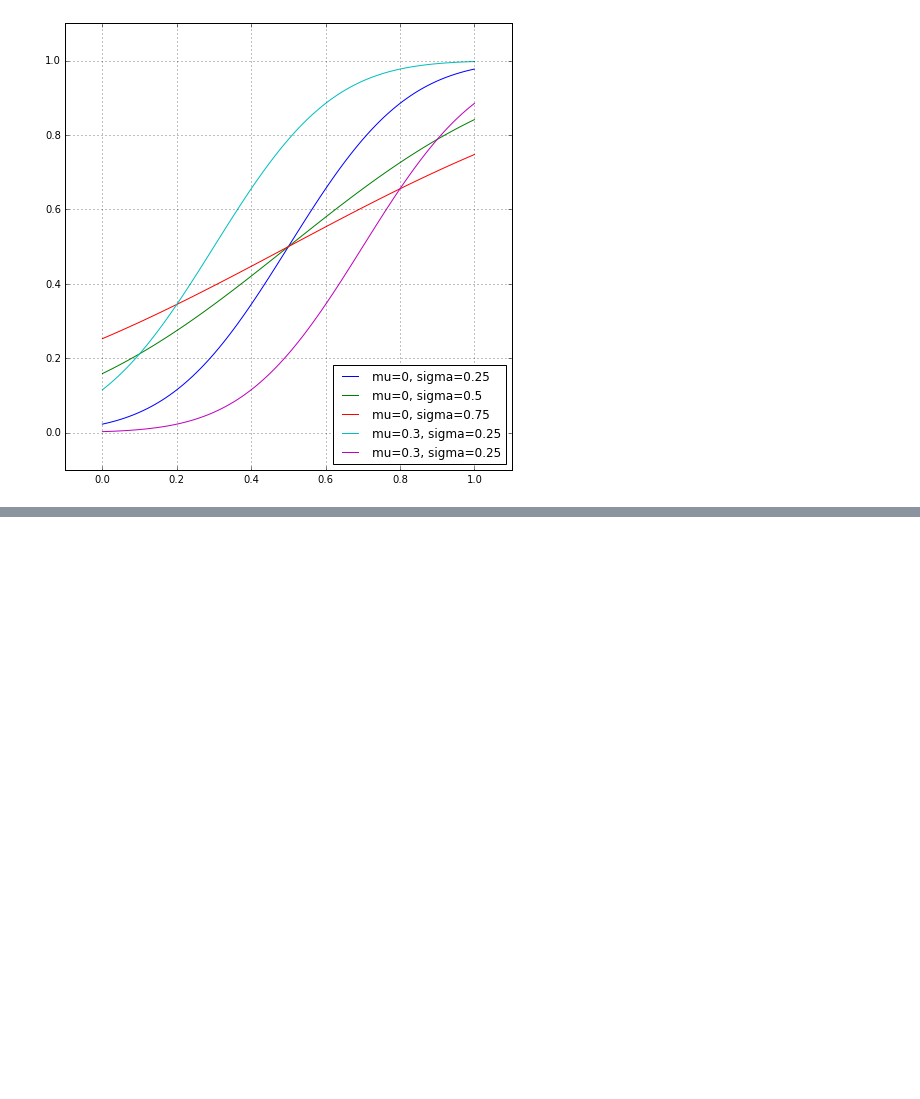
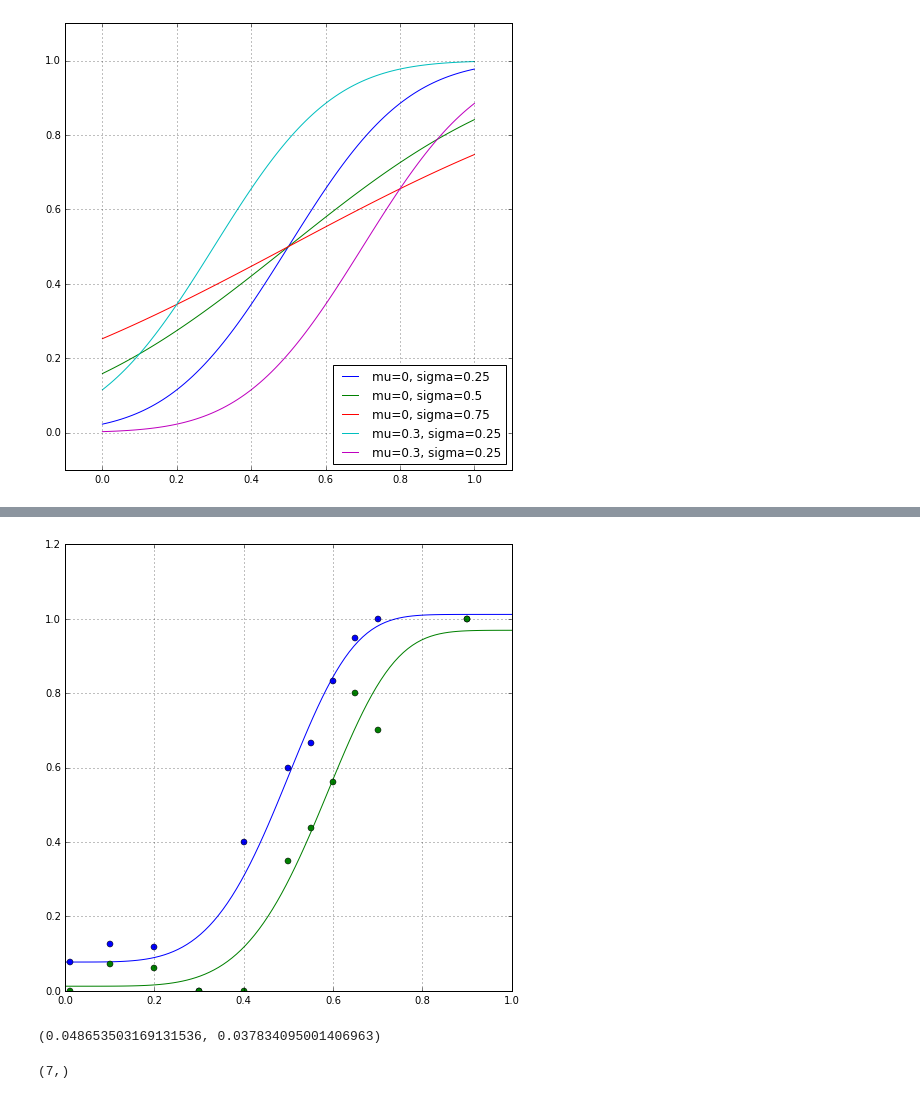
Before and after one commit to arokem/scipy-optimize, a Jupyter notebook: code/make-figures.ipynb, the cells around one changed output, grey strips where cells are left out. Drawn from its saved outputs; the diff is of its cells as text; code cells hidden in the pictures; blank space fills up the shorter version.

```diff
--- a/code/make-figures.ipynb
+++ b/code/make-figures.ipynb
@@ -193,0 +267,17 @@ fig.savefig('../img/figure6.png')
+# %%
+params_ortho, cov_ortho = opt.curve_fit(weibull, x_ortho, y_ortho)
+params_para, cov_para = opt.curve_fit(weibull, x_para, y_para)
+# %%
+y_ortho_hat = weibull(x, params_ortho[0], params_ortho[1], params_ortho[2], params_ortho[3])
+fig, ax = plt.subplots(1)
+ax.plot(x, y_ortho_hat)
+ax.plot(x_ortho, y_ortho, 'bo')
+
+y_para_hat = weibull(x, params_para[0], params_para[1], params_para[2], params_para[3])
+ax.plot(x, y_para_hat)
+ax.plot(x_para, y_para, 'go')
+
+ax.grid("on")
+fig.set_size_inches([8, 8])
+# %% [output]
+[figure, added]
@@ -193,0 +289,4 @@ fig.savefig('../img/figure6.png')
+# %%
+SSE_para, SSE_ortho
+# %% [output]
+(0.048653503169131536, 0.037834095001406963)
@@ -193,0 +296,4 @@ fig.savefig('../img/figure6.png')
+# %%
+beta_ortho.shape
+# %% [output]
+(7,)
```
Also changed, not shown: parts of 18 cells of this notebook, 10 other files.
